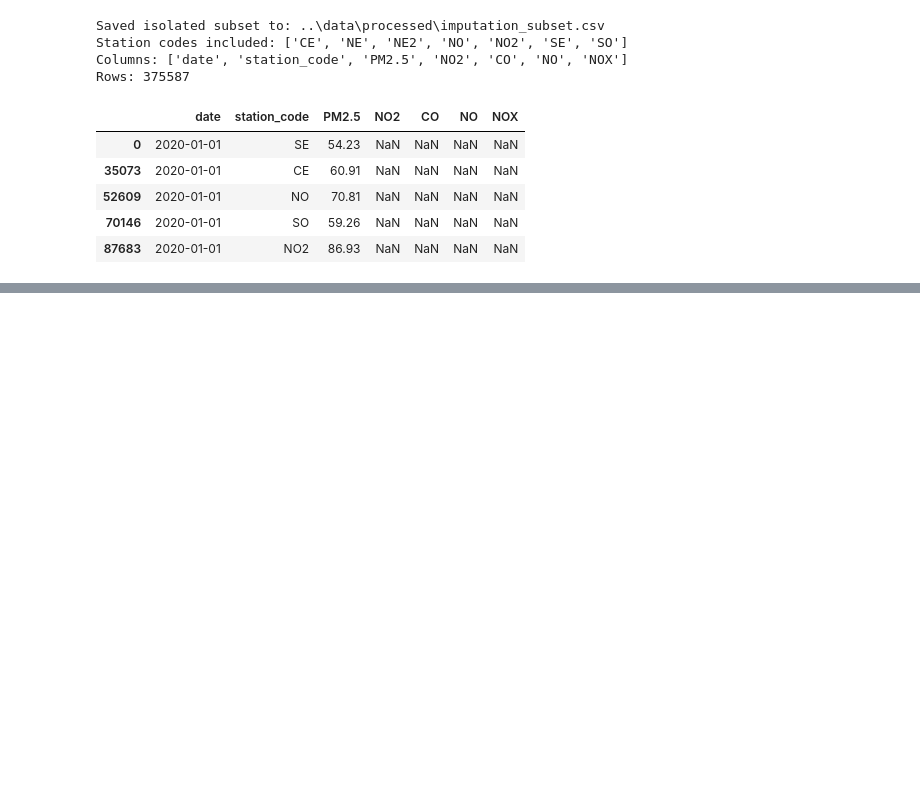
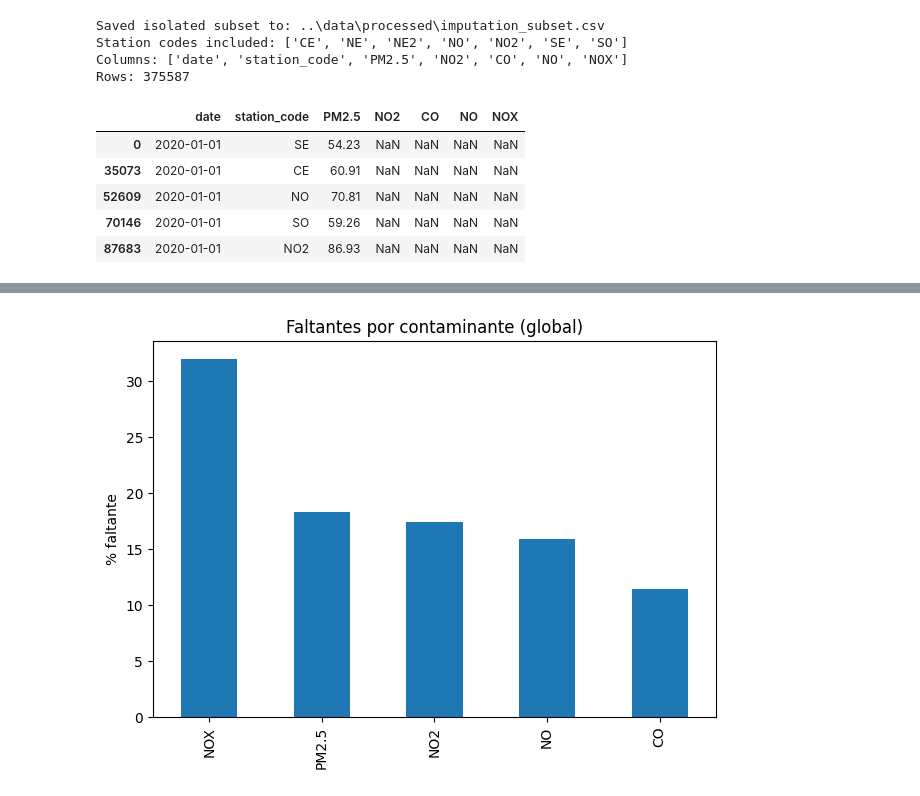
Before and after one commit to Facundo-Barbera/MA2003B-Reto, a Jupyter notebook: notebooks/data_imputation.ipynb, the cells around one changed output, grey strips where cells are left out. Drawn from its saved outputs; the diff is of its cells as text; code cells hidden in the pictures; blank space fills up the shorter version.

```diff
--- a/notebooks/data_imputation.ipynb
+++ b/notebooks/data_imputation.ipynb
@@ -101,3 +101,19 @@ Rows: 375587
 | 52609 | 2020-01-01 | NO | 70.81 | NaN | NaN | NaN | NaN |
 | 70146 | 2020-01-01 | SO | 59.26 | NaN | NaN | NaN | NaN |
 | 87683 | 2020-01-01 | NO2 | 86.93 | NaN | NaN | NaN | NaN |
+# %%
+import os, numpy as np, pandas as pd
+import matplotlib.pyplot as plt
+
+DATA_IN = os.path.join("..","data","processed","imputation_subset.csv")
+REPORTS = os.path.join("..","reports")
+FIGS    = os.path.join(REPORTS, "figs")
+os.makedirs(FIGS, exist_ok=True)
+
+df = pd.read_csv(DATA_IN, parse_dates=["date"]).sort_values(["station_code","date"])
+value_cols = [c for c in df.columns if c not in ["date","station_code"]]
+
+# % faltantes por contaminante (global)
+miss_pollutant = df[value_cols].isna().mean().sort_values(ascending=False)*100
+miss_pollutant.to_csv(os.path.join(REPORTS,"missing_by_pollutant.csv"))
+print("Missing % by pollutant:\n",miss_pollutant)
@@ -103,0 +161,11 @@ Rows: 375587
+# %%
+# Barras: % faltantes por contaminante (global)
+plt.figure()
+miss_pollutant.plot(kind="bar")
+plt.ylabel("% faltante")
+plt.title("Faltantes por contaminante (global)")
+plt.tight_layout()
+plt.savefig(os.path.join(FIGS,"bar_missing_by_pollutant.png"), dpi=150)
+plt.show()
+# %% [output]
+[figure, added]
```
Also changed, not shown: parts of 9 cells of this notebook, 1 other file.
